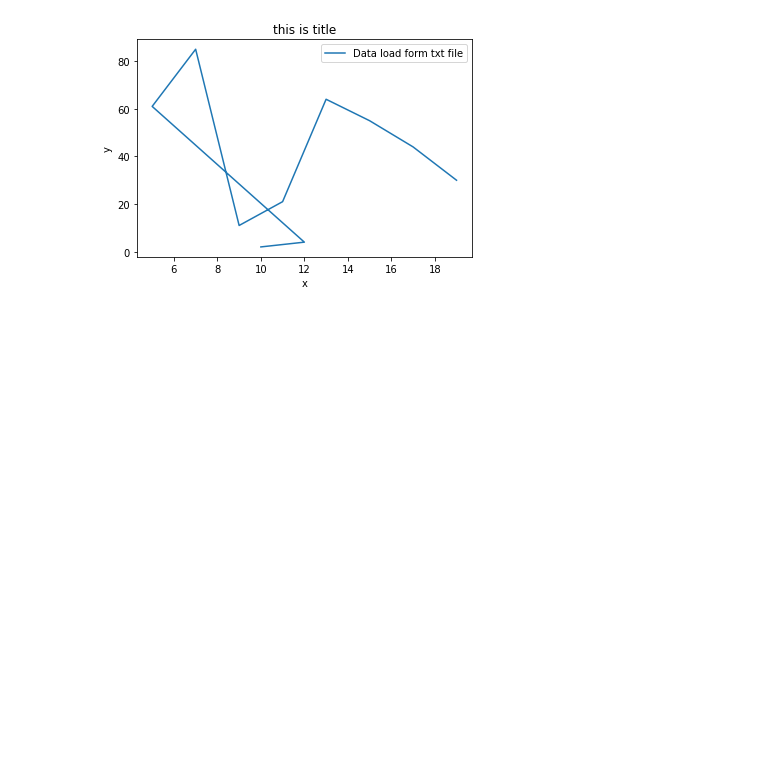
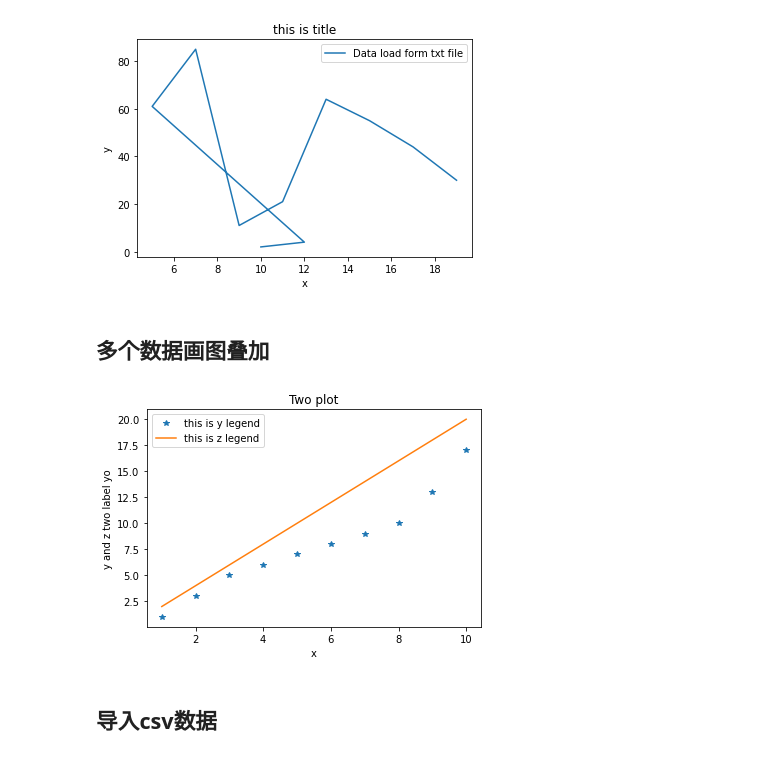
Before and after one commit to x-y-z-wq/Matplotlib, a Jupyter notebook: Matplotlib.ipynb, the cells around one changed output. Drawn from its saved outputs; the diff is of its cells as text; code cells hidden in the pictures; blank space fills up the shorter version.

Commit message:
Matplotlib 0.1 versions

```diff
--- a/Matplotlib.ipynb
+++ b/Matplotlib.ipynb
@@ -182,3 +182,23 @@ plt.legend()
 plt.show()
 # %% [output]
 [figure]
+# %% [markdown]
+## 多个数据画图叠加
+# %%
+import matplotlib.pyplot as plt
+
+x = [1,2,3,4,5,6,7,8,9,10]
+y = [1,3,5,6,7,8,9,10,13,17]
+z = [2,4,6,8,10,12,14,16,18,20]
+
+plt.plot(x,y,'*')
+plt.plot(x,z)
+plt.title('Two plot')
+plt.xlabel('x')
+plt.ylabel('y and z two label yo')
+plt.legend(['this is y legend','this is z legend'])
+plt.show()
+# %% [output]
+[figure, added]
+# %% [markdown]
+## 导入csv数据
```
Also changed, not shown: parts of 3 cells of this notebook, 1 other file.
